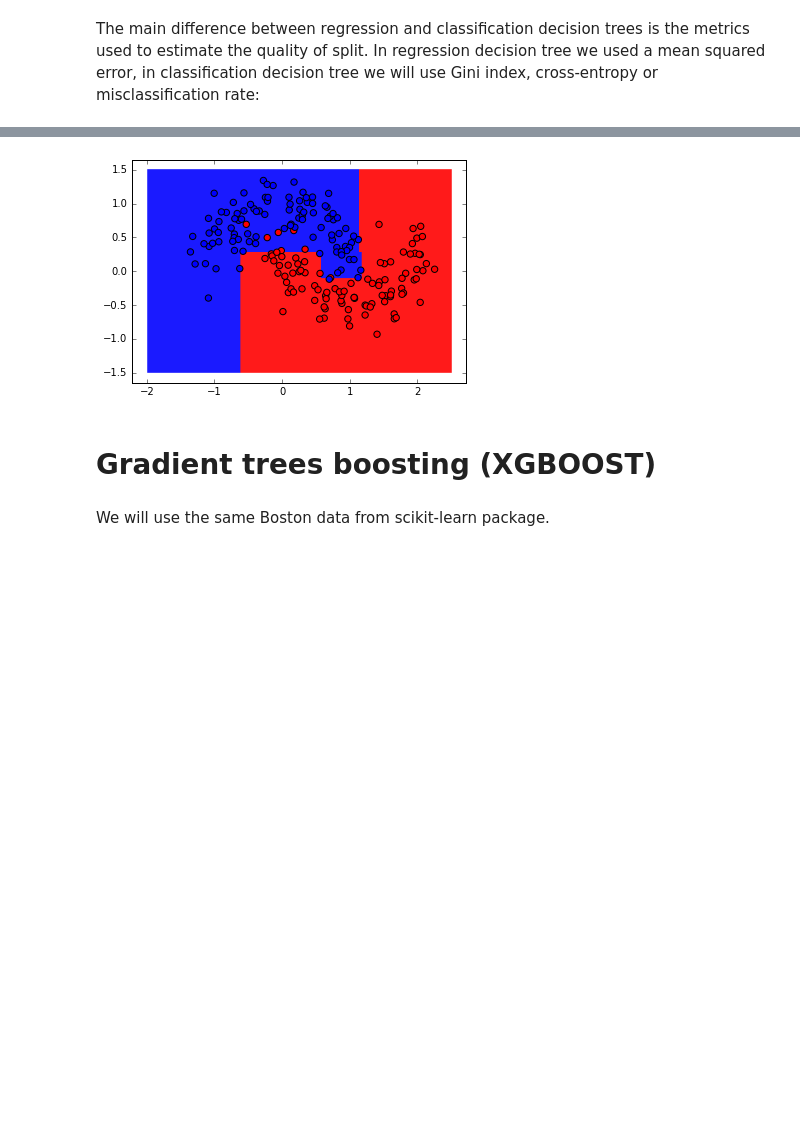
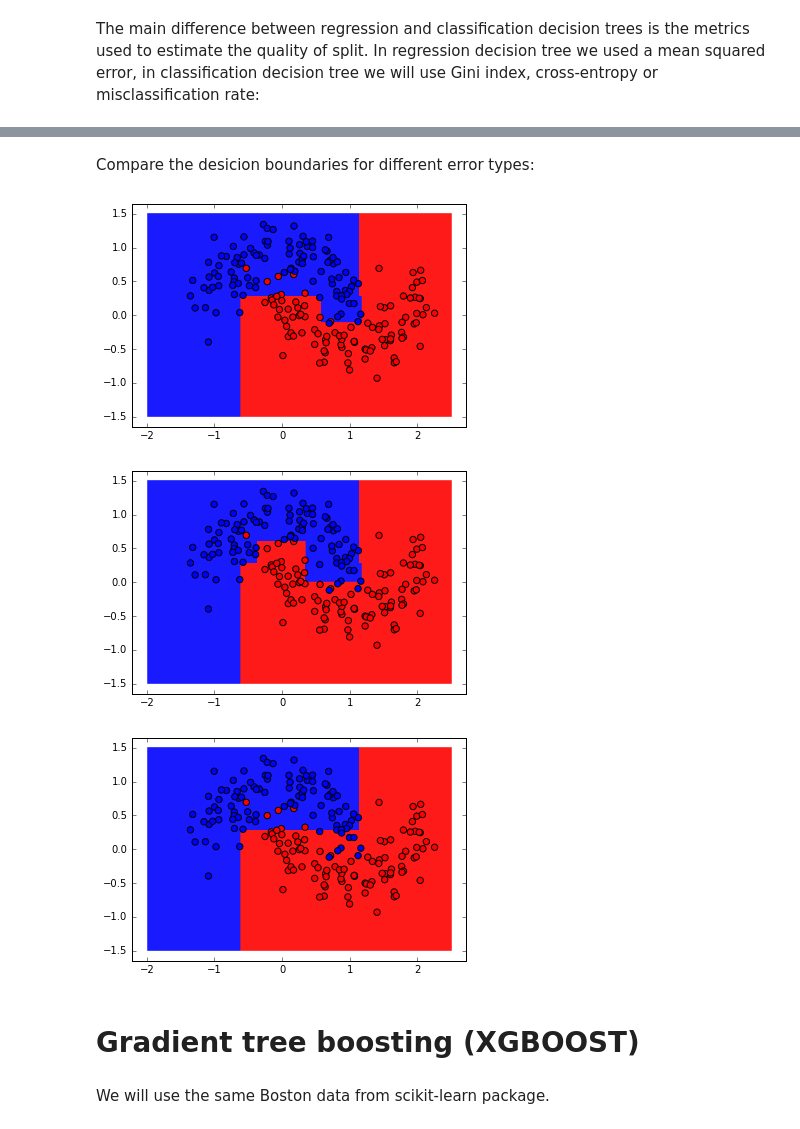
Before and after one commit to NimJ/MTH594_MachineLearning, a Jupyter notebook: ipython/Lecture7.ipynb, the cells around one changed output, grey strips where cells are left out. Cells and saved outputs as stored; diff of their text form; code cells hidden in the pictures; blank space fills up the shorter version.

```diff
--- a/ipython/Lecture7.ipynb
+++ b/ipython/Lecture7.ipynb
@@ -487,12 +492,29 @@ dot = Source(open('classification_tree_manual.dot').read())
 dot
 # %% [output]
 [drawing not drawn]
-# %%
-plot_decision_boundary(tree, xmin=-2.0, xmax=2.5, ymin=-1.5, ymax=1.5)
-# %% [output]
-[figure, removed]
+# %% [markdown]
+Compare the desicion boundaries for different error types:
+# %%
+tree = ClassificationTree(X_train, y_train, error_type='gini', max_depth=10, min_samples_leaf = 4)
+while len(tree.nodes_to_split)>0:
+    tree.split_next_node()
+plot_decision_boundary(tree, xmin=-2.0, xmax=2.5, ymin=-1.5, ymax=1.5)
+
+tree = ClassificationTree(X_train, y_train, error_type='entropy', max_depth=10, min_samples_leaf = 4)
+while len(tree.nodes_to_split)>0:
+    tree.split_next_node()
+plot_decision_boundary(tree, xmin=-2.0, xmax=2.5, ymin=-1.5, ymax=1.5)
+
+tree = ClassificationTree(X_train, y_train, error_type='misclass', max_depth=10, min_samples_leaf = 4)
+while len(tree.nodes_to_split)>0:
+    tree.split_next_node()
+plot_decision_boundary(tree, xmin=-2.0, xmax=2.5, ymin=-1.5, ymax=1.5)
+# %% [output]
+[figure, added]
+[figure, added]
+[figure, added]
 # %% [markdown]
-# Gradient trees boosting (XGBOOST)
+# Gradient tree boosting (XGBOOST)
 # %% [markdown]
 We will use the same Boston data from scikit-learn package.
 # %%
```
Also changed, not shown: parts of 9 cells of this notebook.
